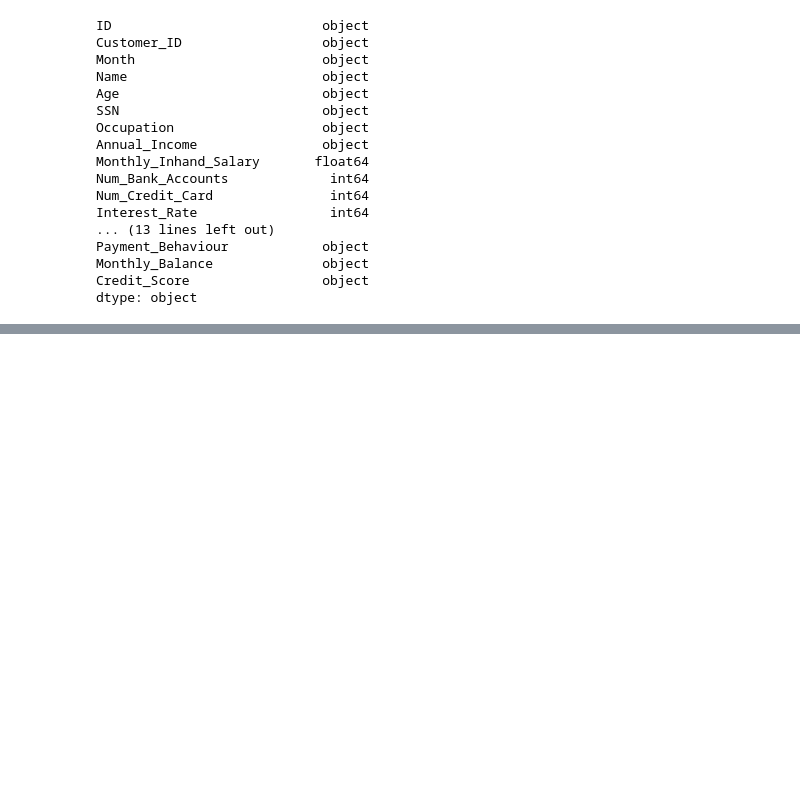
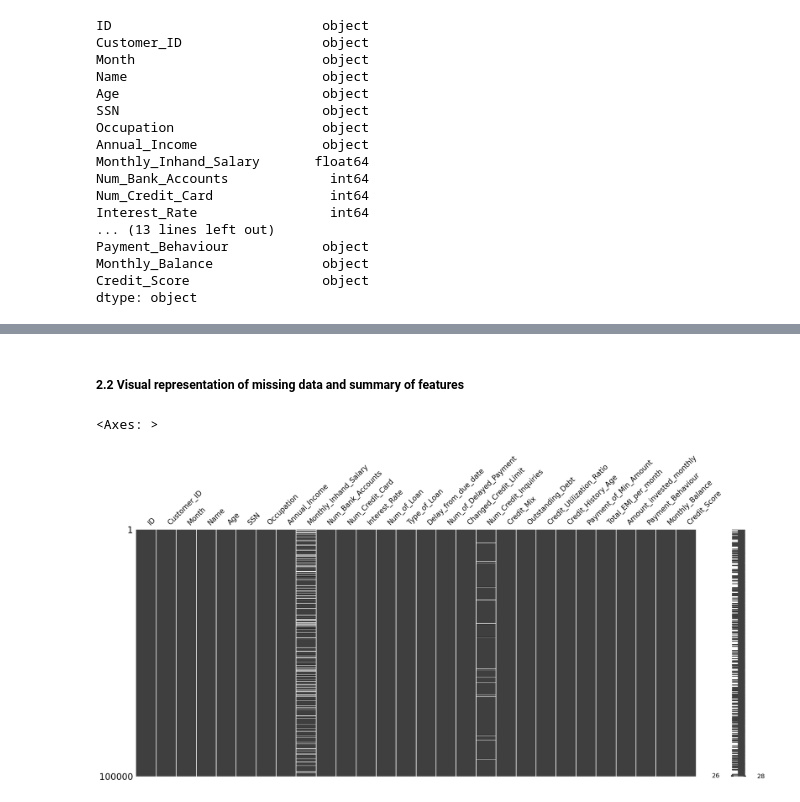
Before and after one commit to AakashRevankar/ML_projects, a Jupyter notebook: 2_Classification.ipynb, the cells around one changed output, grey strips where cells are left out. Saved outputs shown, nothing was run; the diff lists cells and outputs as text; code cells hidden in the pictures; blank space fills up the shorter version.

```diff
--- a/2_Classification.ipynb
+++ b/2_Classification.ipynb
@@ -67,0 +151,10 @@ dtype: object
+# %% [markdown]
+##### 2.2 Visual representation of missing data and summary of features
+# %%
+msno.matrix(df)
+
+## If msno throws an error saying "Cannot find gridb",...
+## Please get into missigno package, correct the grid(b=False) to grid(visible=False)
+# %% [output]
+<Axes: >
+[figure, added]
```
Also changed, not shown: parts of 27 cells of this notebook.
